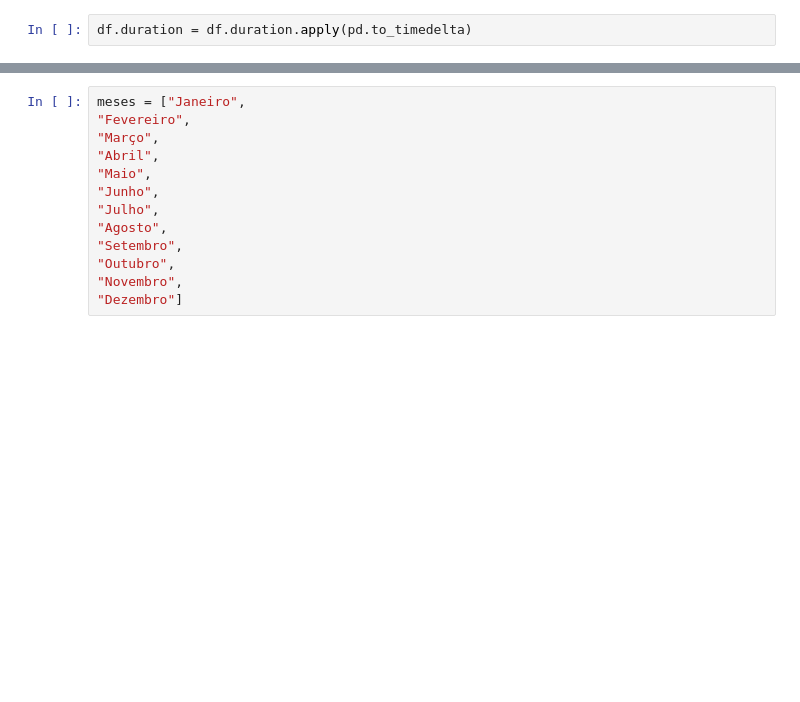
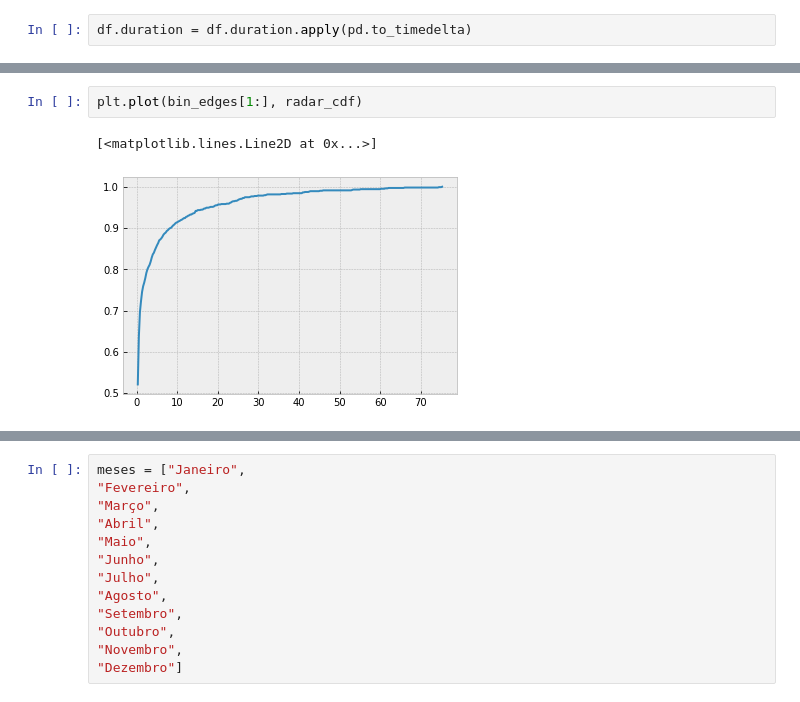
Before and after one commit to reinaldoossuna/Radar, a Jupyter notebook: 6 CDF matching correction .ipynb, the cells around one changed output, grey strips where cells are left out. Drawn from its saved outputs; the diff is of its cells as text; blank space fills up the shorter version.

```diff
--- a/6 CDF matching correction .ipynb
+++ b/6 CDF matching correction .ipynb
@@ -75,0 +65,5 @@ plt.legend()
+# %%
+plt.plot(bin_edges[1:], radar_cdf)
+# %% [output]
+[<matplotlib.lines.Line2D at 0x...>]
+[figure, added]
```
Also changed, not shown: parts of 42 cells of this notebook, 19 other files.
